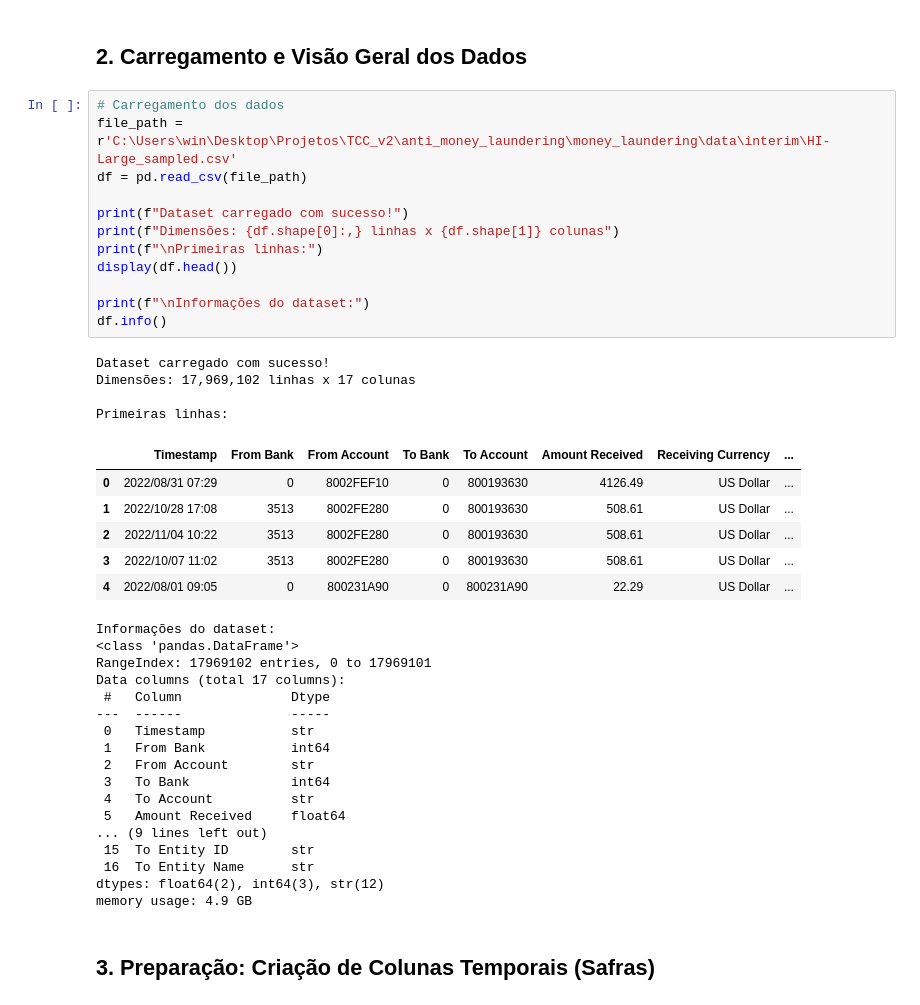
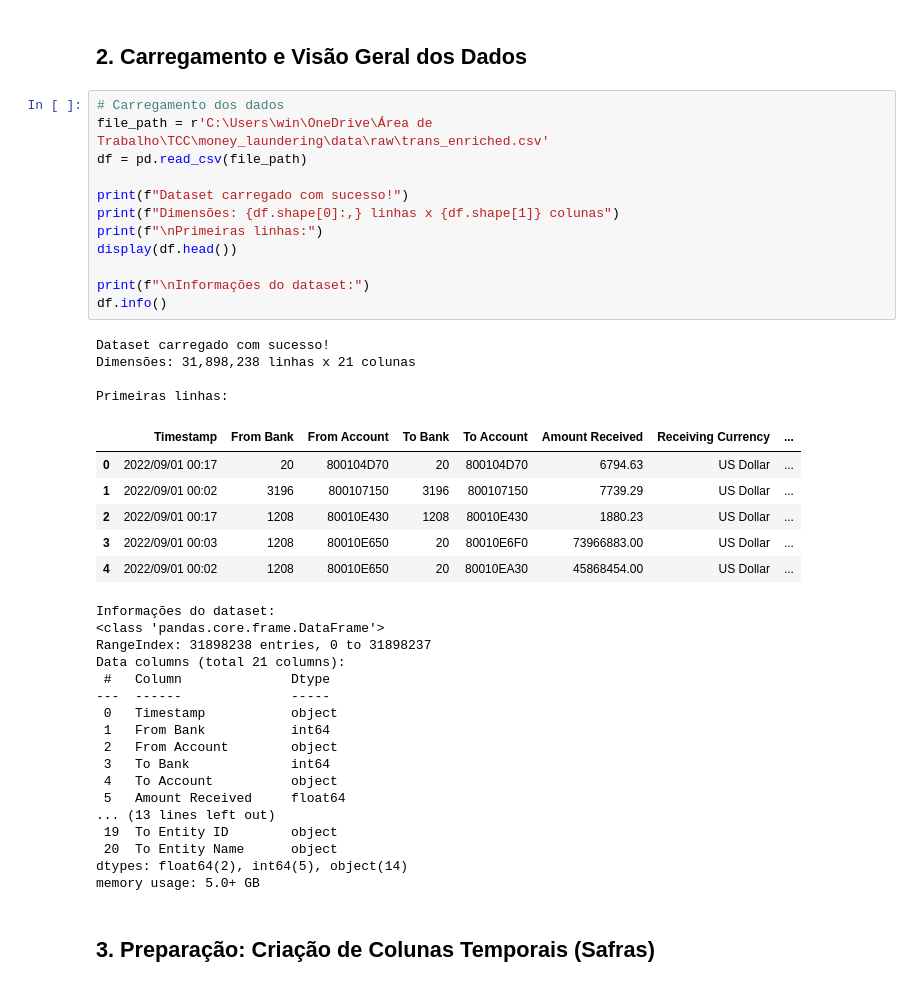
Before and after one commit to uniesecruz/anti_money_laundering, a Jupyter notebook: money_laundering/notebooks/03_data_quality.ipynb, the cells around one changed output. Saved outputs shown, nothing was run; the diff lists cells and outputs as text.

```diff
--- a/money_laundering/notebooks/03_data_quality.ipynb
+++ b/money_laundering/notebooks/03_data_quality.ipynb
@@ -35,44 +57,44 @@ print("✓ Bibliotecas importadas com sucesso!")
 ## 2. Carregamento e Visão Geral dos Dados
 # %%
 # Carregamento dos dados
-file_path = r'C:\Users\win\Desktop\Projetos\TCC_v2\anti_money_laundering\money_laundering\data\interim\HI-Large_sampled.csv'
+file_path = r'C:\Users\win\OneDrive\Área de Trabalho\TCC\money_laundering\data\raw\trans_enriched.csv'
 df = pd.read_csv(file_path)
 
 print(f"Dataset carregado com sucesso!")
 print(f"Dimensões: {df.shape[0]:,} linhas x {df.shape[1]} colunas")
 print(f"\nPrimeiras linhas:")
 display(df.head())
 
 print(f"\nInformações do dataset:")
 df.info()
 # %% [output]
 Dataset carregado com sucesso!
-Dimensões: 17,969,102 linhas x 17 colunas
+Dimensões: 31,898,238 linhas x 21 colunas
 
 Primeiras linhas:
 |  | Timestamp | From Bank | From Account | To Bank | To Account | Amount Received | Receiving Currency | ... |
-| 0 | 2022/08/31 07:29 | 0 | 8002FEF10 | 0 | 800193630 | 4126.49 | US Dollar | ... |
-| 1 | 2022/10/28 17:08 | 3513 | 8002FE280 | 0 | 800193630 | 508.61 | US Dollar | ... |
-| 2 | 2022/11/04 10:22 | 3513 | 8002FE280 | 0 | 800193630 | 508.61 | US Dollar | ... |
-| 3 | 2022/10/07 11:02 | 3513 | 8002FE280 | 0 | 800193630 | 508.61 | US Dollar | ... |
-| 4 | 2022/08/01 09:05 | 0 | 800231A90 | 0 | 800231A90 | 22.29 | US Dollar | ... |
+| 0 | 2022/09/01 00:17 | 20 | 800104D70 | 20 | 800104D70 | 6794.63 | US Dollar | ... |
+| 1 | 2022/09/01 00:02 | 3196 | 800107150 | 3196 | 800107150 | 7739.29 | US Dollar | ... |
+| 2 | 2022/09/01 00:17 | 1208 | 80010E430 | 1208 | 80010E430 | 1880.23 | US Dollar | ... |
+| 3 | 2022/09/01 00:03 | 1208 | 80010E650 | 20 | 80010E6F0 | 73966883.00 | US Dollar | ... |
+| 4 | 2022/09/01 00:02 | 1208 | 80010E650 | 20 | 80010EA30 | 45868454.00 | US Dollar | ... |
 Informações do dataset:
-<class 'pandas.DataFrame'>
-RangeIndex: 17969102 entries, 0 to 17969101
-Data columns (total 17 columns):
+<class 'pandas.core.frame.DataFrame'>
+RangeIndex: 31898238 entries, 0 to 31898237
+Data columns (total 21 columns):
  #   Column              Dtype
 ---  ------              -----
- 0   Timestamp           str
+ 0   Timestamp           object
  1   From Bank           int64
- 2   From Account        str
+ 2   From Account        object
  3   To Bank             int64
- 4   To Account          str
+ 4   To Account          object
  5   Amount Received     float64
-... (9 lines left out)
- 15  To Entity ID        str
- 16  To Entity Name      str
-dtypes: float64(2), int64(3), str(12)
-memory usage: 4.9 GB
+... (13 lines left out)
+ 19  To Entity ID        object
+ 20  To Entity Name      object
+dtypes: float64(2), int64(5), object(14)
+memory usage: 5.0+ GB
 # %% [markdown]
 ## 3. Preparação: Criação de Colunas Temporais (Safras)
 # %%
```
Also changed, not shown: parts of 12 cells of this notebook, 16 other files.
